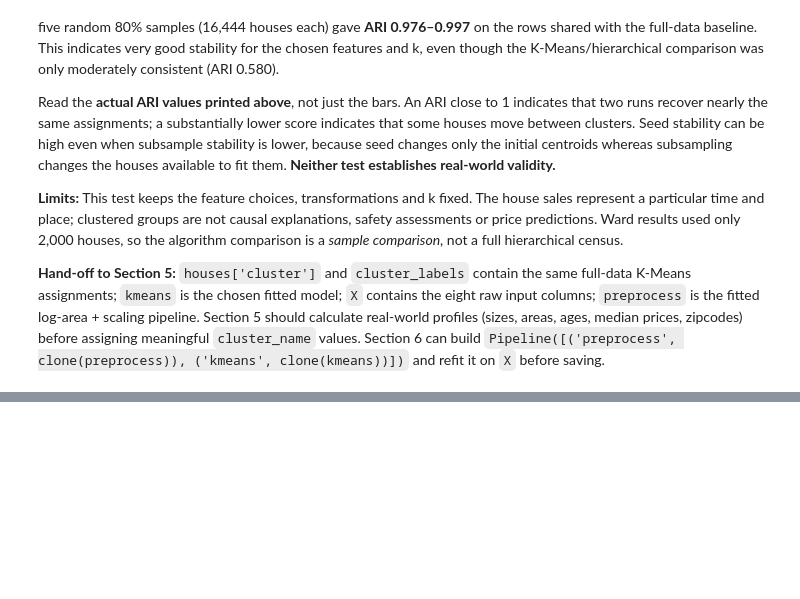
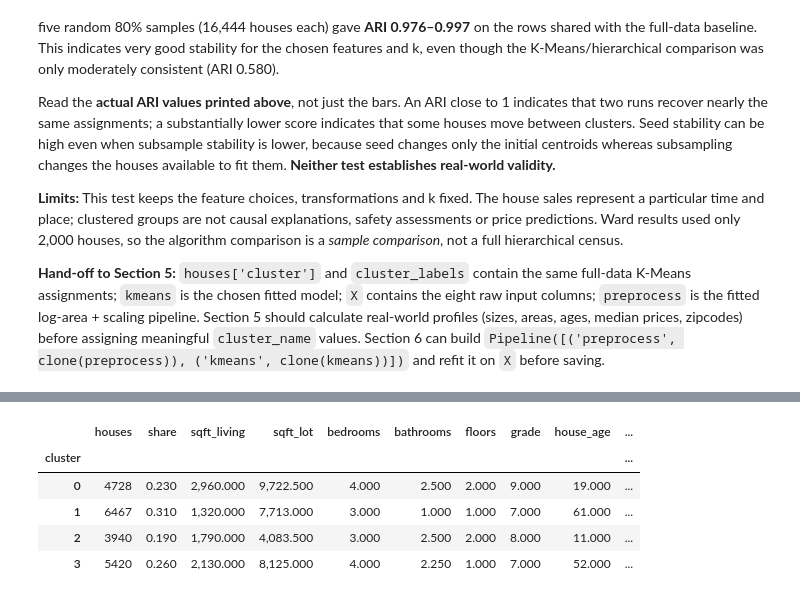
Before and after one commit to iaac-maai/Group2_Day3_Assignment, a Jupyter notebook: notebook/unsupervised_learning.ipynb, the cells around one changed output, grey strips where cells are left out. Cells and saved outputs as stored; diff of their text form; code cells hidden in the pictures; blank space fills up the shorter version.

```diff
--- a/notebook/unsupervised_learning.ipynb
+++ b/notebook/unsupervised_learning.ipynb
@@ -861,0 +876,16 @@ Read the **actual ARI values printed above**, not just the bars. An ARI close to
+# %%
+CLUSTER_ORDER = list(range(FINAL_K))
+
+profile = houses.groupby("cluster")[CLUSTER_FEATURES].median()
+profile.insert(0, "share", houses["cluster"].value_counts(normalize=True).sort_index())
+profile.insert(0, "houses", houses["cluster"].value_counts().sort_index())
+profile["has_basement"] = houses.groupby("cluster")["basement_share"].apply(lambda s: (s > 0).mean())
+profile["yr_built"] = houses.groupby("cluster")["yr_built"].median()
+profile.round(2)
+# %% [output]
+|  | houses | share | sqft_living | sqft_lot | bedrooms | bathrooms | floors | grade | house_age | ... |
+| cluster |  |  |  |  |  |  |  |  |  | ... |
+| 0 | 4728 | 0.230 | 2,960.000 | 9,722.500 | 4.000 | 2.500 | 2.000 | 9.000 | 19.000 | ... |
+| 1 | 6467 | 0.310 | 1,320.000 | 7,713.000 | 3.000 | 1.000 | 1.000 | 7.000 | 61.000 | ... |
+| 2 | 3940 | 0.190 | 1,790.000 | 4,083.500 | 3.000 | 2.500 | 2.000 | 8.000 | 11.000 | ... |
+| 3 | 5420 | 0.260 | 2,130.000 | 8,125.000 | 4.000 | 2.250 | 1.000 | 7.000 | 52.000 | ... |
```
Also changed, not shown: parts of 37 cells of this notebook, 13 other files.
